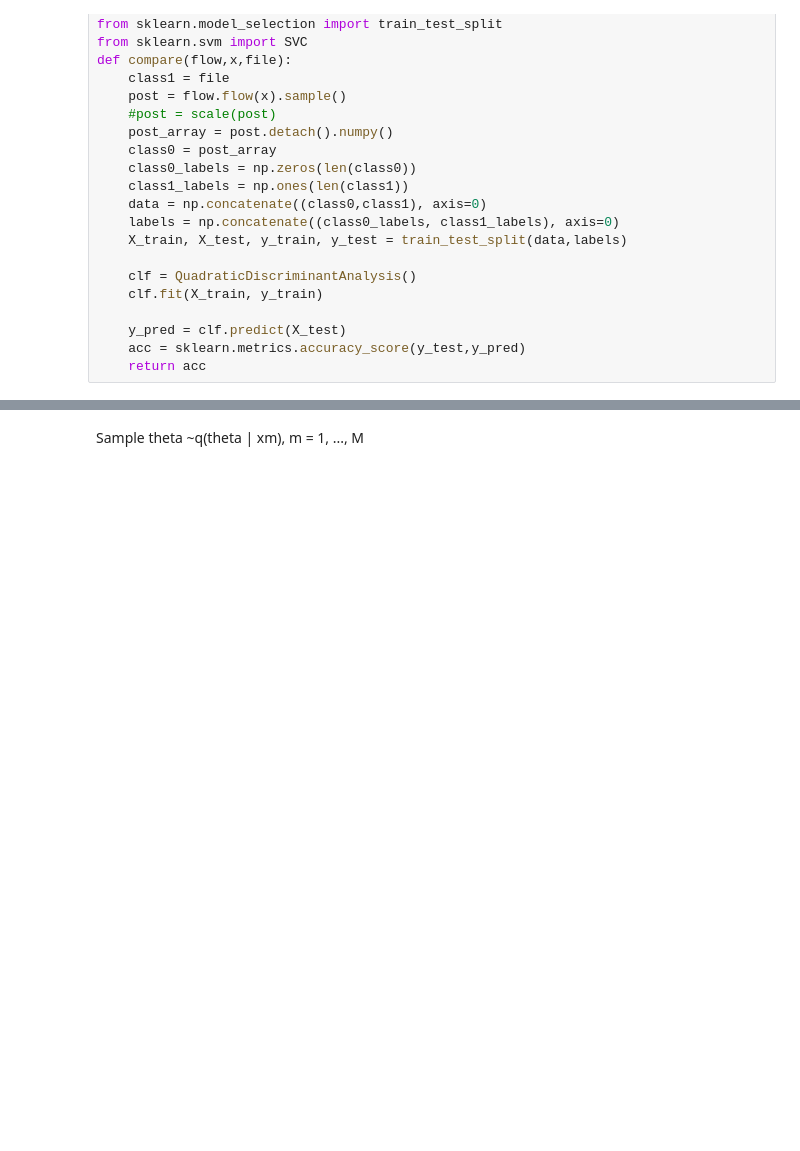
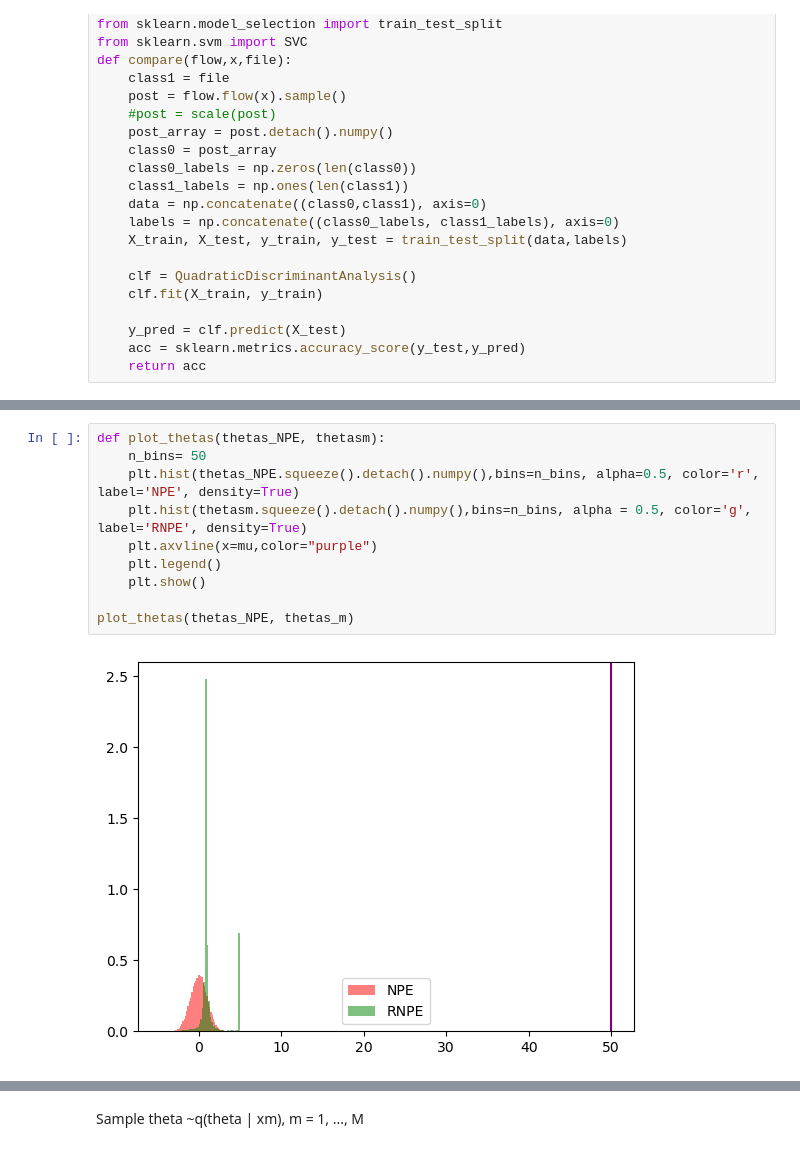
Before and after one commit to MouzaouiMatthieu/PFE, a Jupyter notebook: Robust_NPE.ipynb, the cells around one changed output, grey strips where cells are left out. Cells and saved outputs as stored; diff of their text form; blank space fills up the shorter version.

```diff
--- a/Robust_NPE.ipynb
+++ b/Robust_NPE.ipynb
@@ -450,0 +393,12 @@ compare_xm(xm_samples,file_xm)
+# %%
+def plot_thetas(thetas_NPE, thetasm):
+    n_bins= 50
+    plt.hist(thetas_NPE.squeeze().detach().numpy(),bins=n_bins, alpha=0.5, color='r', label='NPE', density=True)
+    plt.hist(thetasm.squeeze().detach().numpy(),bins=n_bins, alpha = 0.5, color='g', label='RNPE', density=True)
+    plt.axvline(x=mu,color="purple")
+    plt.legend()
+    plt.show()
+
+plot_thetas(thetas_NPE, thetas_m)
+# %% [output]
+[figure, added]
```
Also changed, not shown: parts of 36 cells of this notebook.
